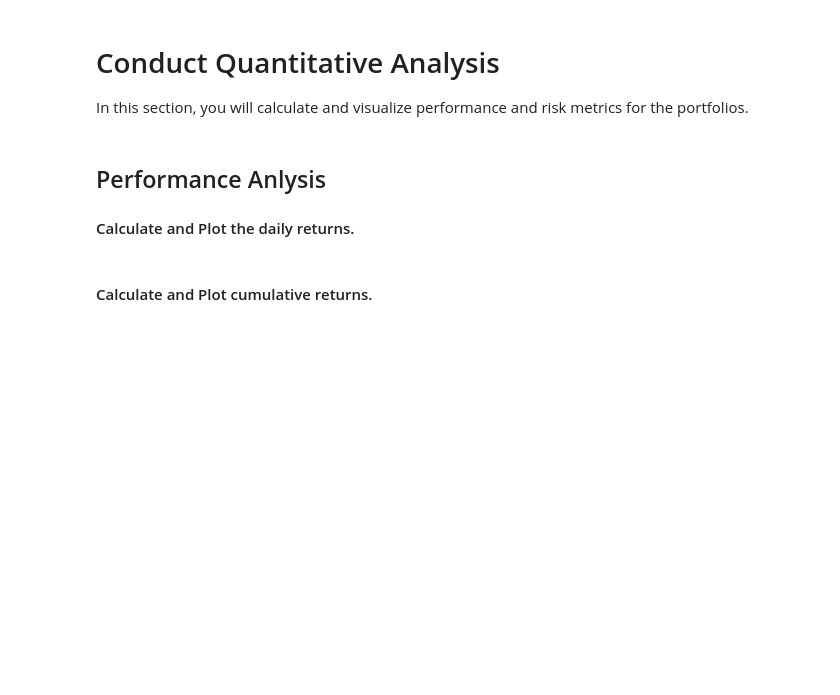
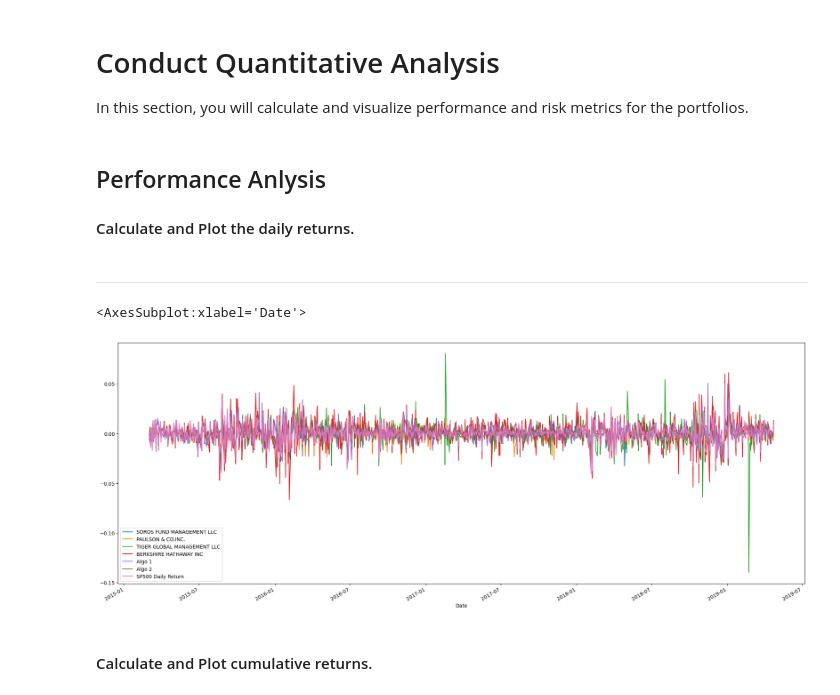
Before and after one commit to epiccoding/Development, a Jupyter notebook: module_projects/project3/whale_analysis.ipynb, the cells around one changed output. Saved outputs shown, nothing was run; the diff lists cells and outputs as text; code cells hidden in the pictures; blank space fills up the shorter version.

```diff
--- a/module_projects/project3/whale_analysis.ipynb
+++ b/module_projects/project3/whale_analysis.ipynb
@@ -130,2 +131,4 @@ dtype: object
 # %%
 # Calculate Daily Returns
+sp_daily_returns = sap_data.pct_change()
+sp_daily_returns.head()
@@ -132,2 +143,4 @@ dtype: object
 # %%
 # Drop nulls
+sp_daily_returns.dropna(inplace= True)
+sp_daily_returns.head()
@@ -134,2 +155,4 @@ dtype: object
 # %%
 # Rename `Close` Column to be specific to this portfolio.
+sp_daily_returns.rename(columns= {'Close':'SP500 Daily Return'}, inplace= True)
+sp_daily_returns.head()
@@ -137,3 +168,5 @@ dtype: object
 ## Combine Whale, Algorithmic, and S&P 500 Returns
 # %%
 # Join Whale Returns, Algorithmic Returns, and the S&P 500 Returns into a single DataFrame with columns for each portfolio's returns.
+df_combined = pd.concat([whale_data, algo_data, sp_daily_returns], axis = 'columns', join= 'inner')
+df_combined
@@ -147,8 +193,14 @@ In this section, you will calculate and visualize performance and risk metrics f
 ## Performance Anlysis
 
 #### Calculate and Plot the daily returns.
+# %% [markdown]
+---
 # %%
 # Plot daily returns of all portfolios
+df_combined.plot(figsize=(25, 10))
+# %% [output]
+<AxesSubplot:xlabel='Date'>
+[figure, added]
 # %% [markdown]
 #### Calculate and Plot cumulative returns.
 # %%
```
Also changed, not shown: parts of 52 cells of this notebook, 3 other files.
